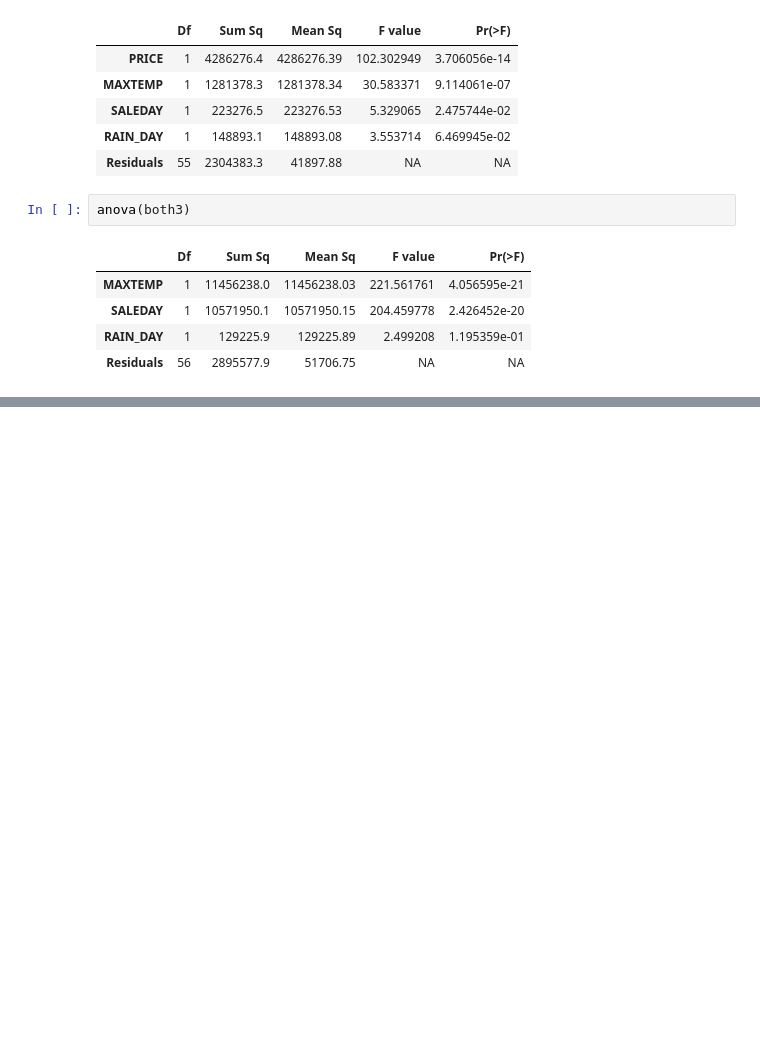
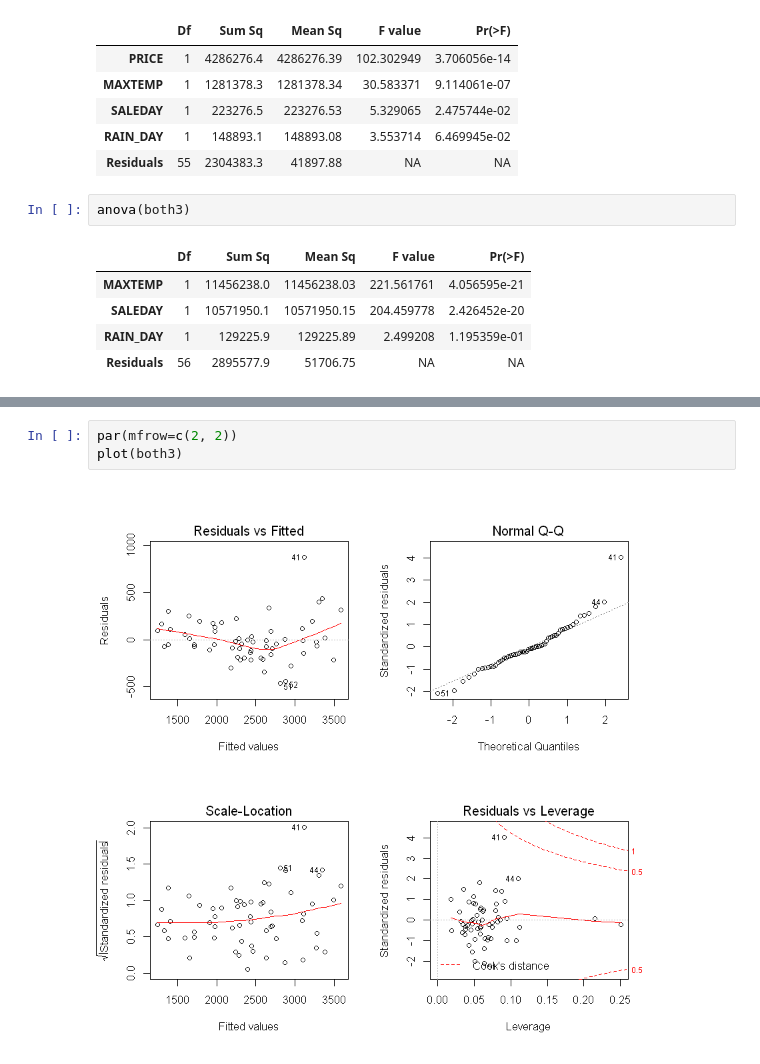
Before and after one commit to chosk2719/R, a Jupyter notebook: Project/Project.ipynb, the cells around one changed output, grey strips where cells are left out. Saved outputs shown, nothing was run; the diff lists cells and outputs as text; blank space fills up the shorter version.

```diff
--- a/Project/Project.ipynb
+++ b/Project/Project.ipynb
@@ -246,0 +257,5 @@ anova(both3)
+# %%
+par(mfrow=c(2, 2))
+plot(both3)
+# %% [output]
+[figure, added]
```
Also changed, not shown: parts of 2 cells of this notebook, 1 other file.
